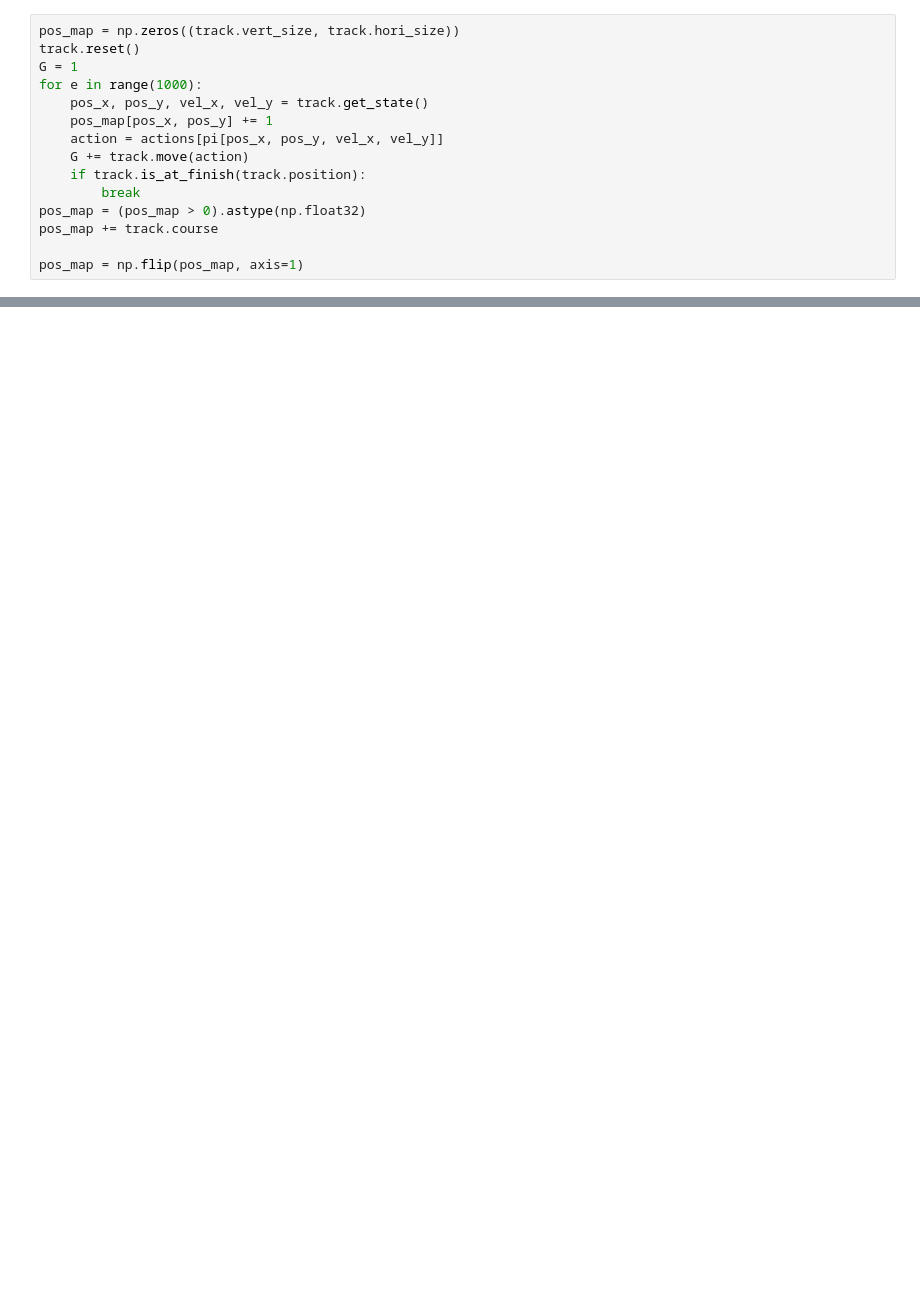
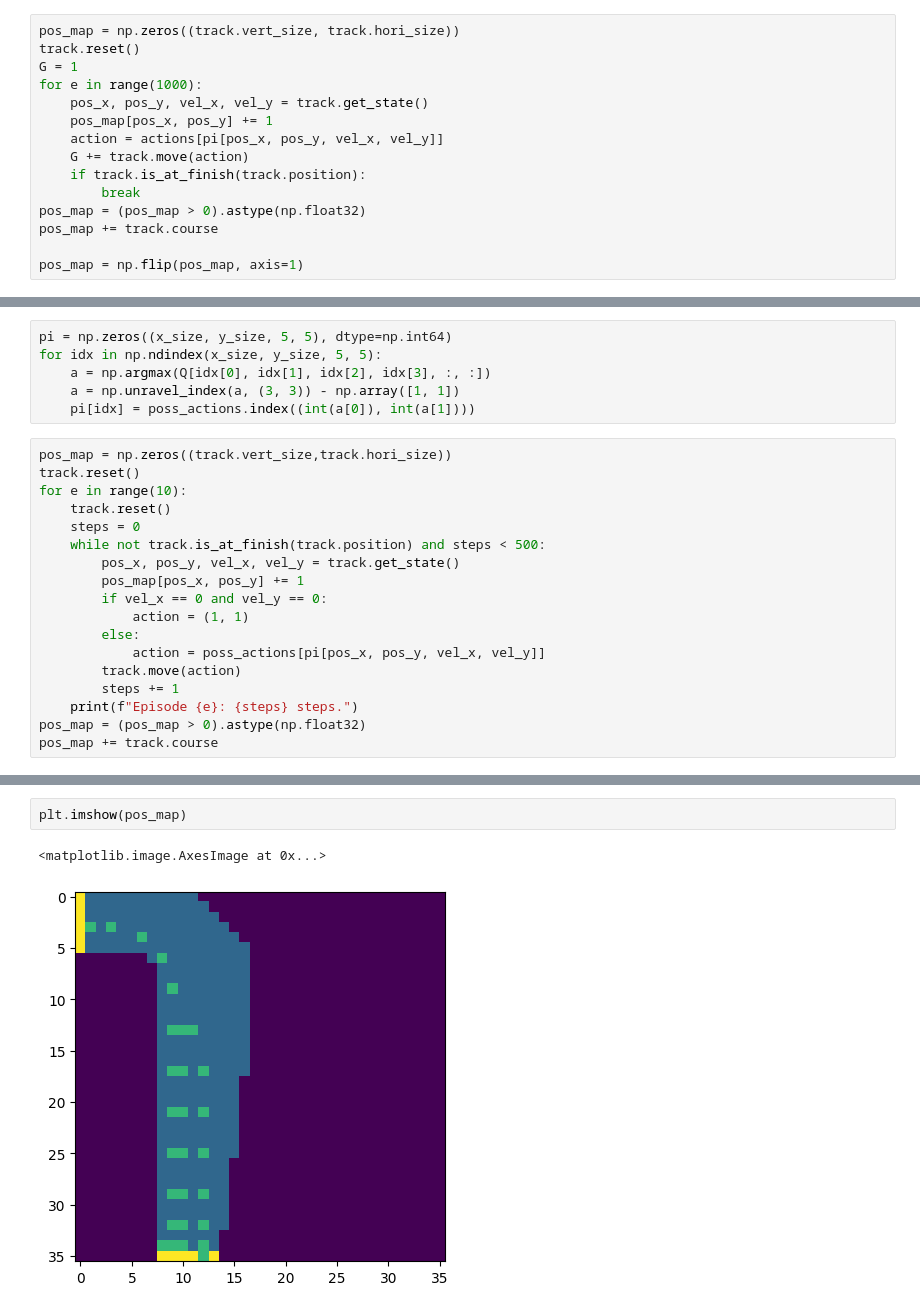
Before and after one commit to pnadelofficial/cs-0138-reinforcement-learning, a Jupyter notebook: assignment_3/testing.ipynb, the cells around one changed output, grey strips where cells are left out. Cells and saved outputs as stored; diff of their text form; blank space fills up the shorter version.

```diff
--- a/assignment_3/testing.ipynb
+++ b/assignment_3/testing.ipynb
@@ -187,0 +538,24 @@ plt.imshow(pos_map)
+# %%
+pi = np.zeros((x_size, y_size, 5, 5), dtype=np.int64)
+for idx in np.ndindex(x_size, y_size, 5, 5):
+    a = np.argmax(Q[idx[0], idx[1], idx[2], idx[3], :, :])
+    a = np.unravel_index(a, (3, 3)) - np.array([1, 1])
+    pi[idx] = poss_actions.index((int(a[0]), int(a[1])))
+# %%
+pos_map = np.zeros((track.vert_size,track.hori_size))
+track.reset()
+for e in range(10):
+    track.reset()
+    steps = 0
+    while not track.is_at_finish(track.position) and steps < 500:
+        pos_x, pos_y, vel_x, vel_y = track.get_state()
+        pos_map[pos_x, pos_y] += 1
+        if vel_x == 0 and vel_y == 0:
+            action = (1, 1)
+        else:
+            action = poss_actions[pi[pos_x, pos_y, vel_x, vel_y]]
+        track.move(action)
+        steps += 1
+    print(f"Episode {e}: {steps} steps.")
+pos_map = (pos_map > 0).astype(np.float32)
+pos_map += track.course
@@ -187,0 +573,5 @@ plt.imshow(pos_map)
+# %%
+plt.imshow(pos_map)
+# %% [output]
+<matplotlib.image.AxesImage at 0x...>
+[figure, added]
```
Also changed, not shown: parts of 36 cells of this notebook, 8 other files.
